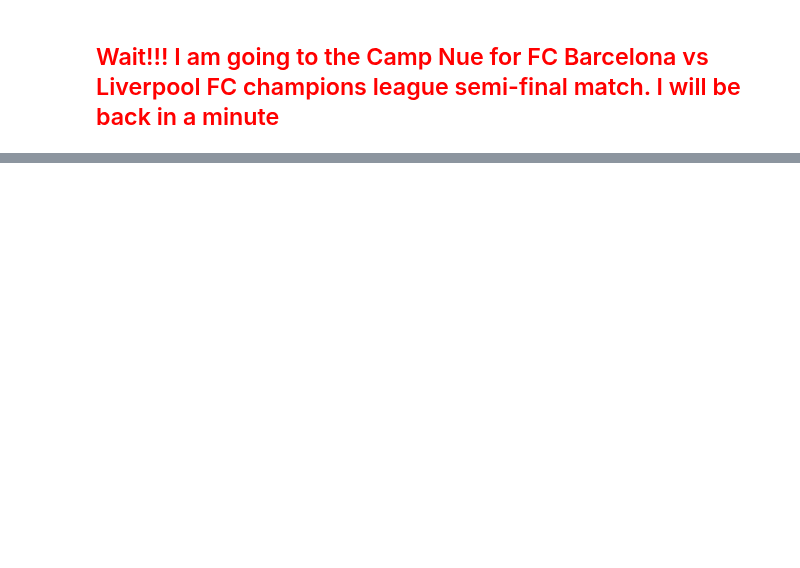
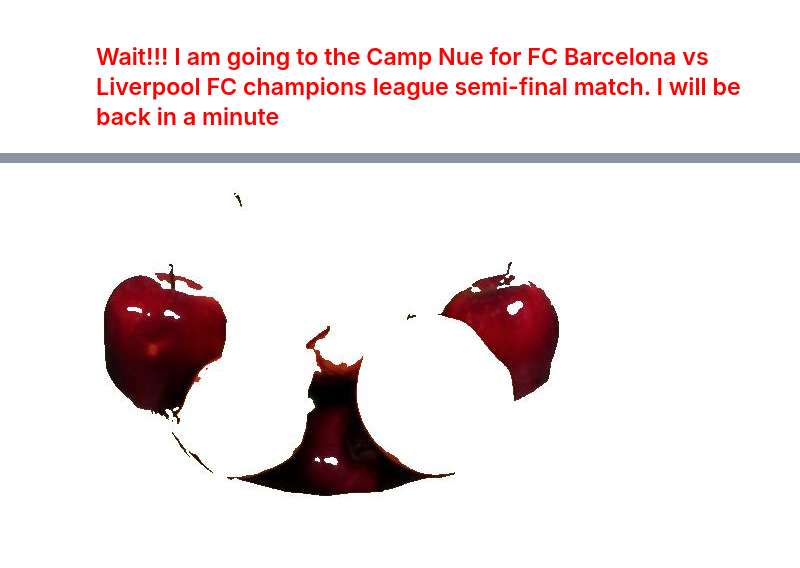
Before and after one commit to jalalirs/Introduction-to-Computer-Vision, a Jupyter notebook: L9/L9.ipynb, the cells around one changed output, grey strips where cells are left out. Cells and saved outputs as stored; diff of their text form; code cells hidden in the pictures; blank space fills up the shorter version.

```diff
--- a/L9/L9.ipynb
+++ b/L9/L9.ipynb
@@ -35,0 +331,9 @@ Cones:
+# %%
+def cfilter(img,r,g,b):
+    img2 = img.copy()
+    img2[(img2[:,:,0] > r) | (img2[:,:,1] > g) | (img2[:,:,2] > b)] = [255,255,255]
+    return img2
+# %%
+imshow(cfilter(img,255,50,50))
+# %% [output]
+[figure, added]
```
Also changed, not shown: parts of 22 cells of this notebook, 38 other files.
